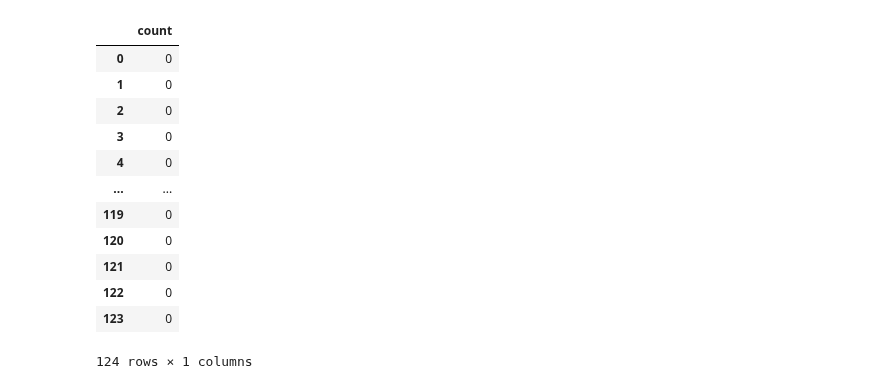
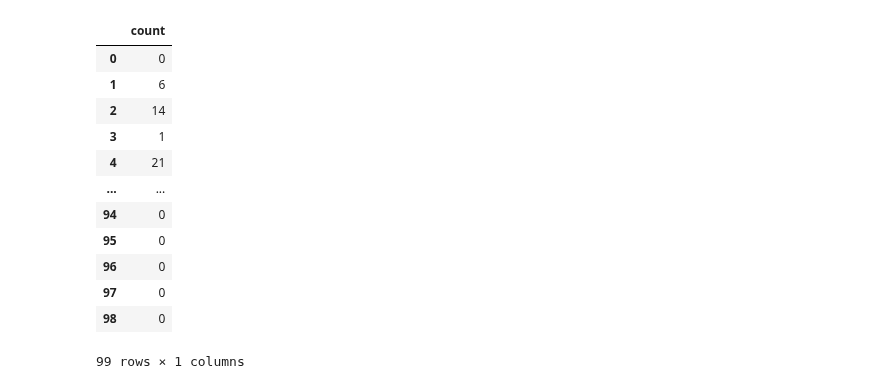
Before and after one commit to Rolkarolka/Delivery-optimization, a Jupyter notebook: notebooks/advanced_model.ipynb, the cells around one changed output. Cells and saved outputs as stored; diff of their text form; code cells hidden in the pictures.

```diff
--- a/notebooks/advanced_model.ipynb
+++ b/notebooks/advanced_model.ipynb
@@ -50,16 +49,0 @@ y = product_bought(1114, sessions_df, dates) # ile produktu o danym id zostało
-# %%
-y
-# %% [output]
-|  | count |
-| 0 | 0 |
-| 1 | 0 |
-| 2 | 0 |
-| 3 | 0 |
-| 4 | 0 |
-| ... | ... |
-| 119 | 0 |
-| 120 | 0 |
-| 121 | 0 |
-| 122 | 0 |
-| 123 | 0 |
-124 rows × 1 columns
@@ -66,2 +55,18 @@ y
+# %%
+train
+# %% [output]
+|  | count |
+| 0 | 0 |
+| 1 | 6 |
+| 2 | 14 |
+| 3 | 1 |
+| 4 | 21 |
+| ... | ... |
+| 94 | 0 |
+| 95 | 0 |
+| 96 | 0 |
+| 97 | 0 |
+| 98 | 0 |
+99 rows × 1 columns
 # %%
 from pandas.plotting import autocorrelation_plot
```
Also changed, not shown: parts of 12 cells of this notebook.
